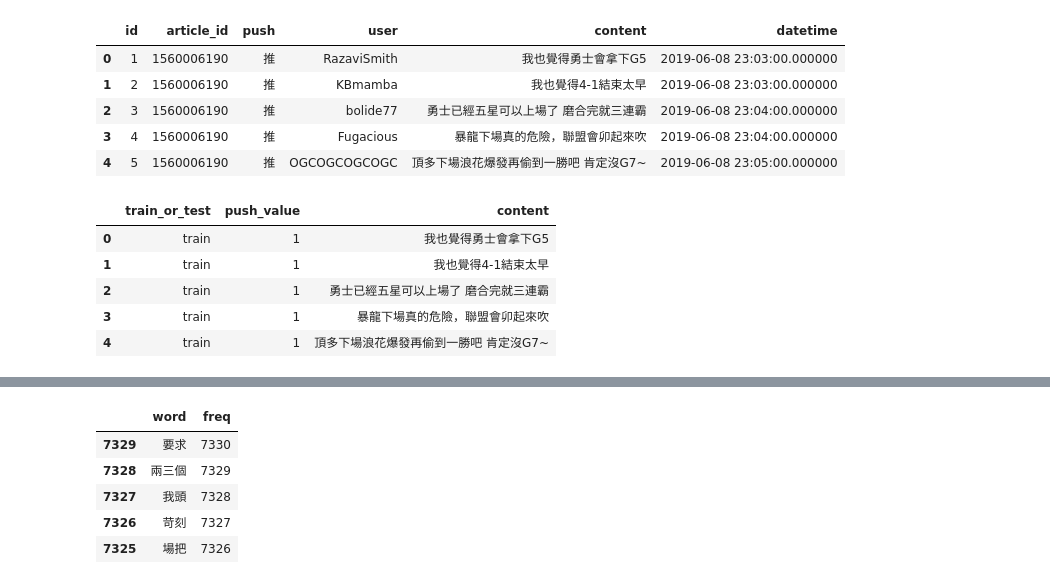
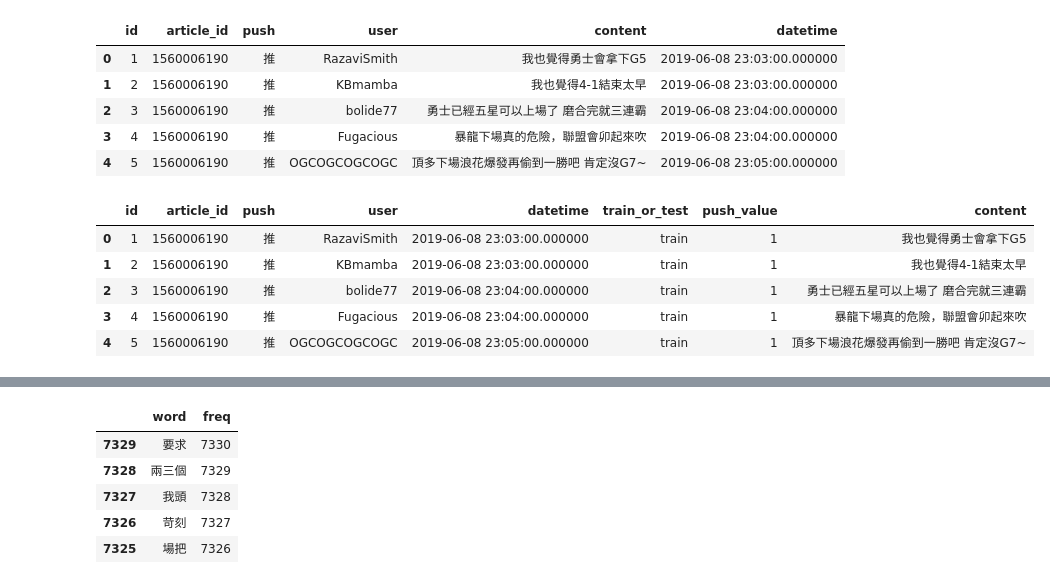
Before and after one commit to z76316/See26, a Jupyter notebook: sentiment-classification/preprocessing.ipynb, the cells around one changed output, grey strips where cells are left out. Saved outputs shown, nothing was run; the diff lists cells and outputs as text; code cells hidden in the pictures.

```diff
--- a/sentiment-classification/preprocessing.ipynb
+++ b/sentiment-classification/preprocessing.ipynb
@@ -29,12 +27,11 @@ Using TensorFlow backend.
 
 # pushs = pd.read_sql_query(myQuery, engine)
 
-def get_pushs():
+def get_table(db_name='ptt_nba.db',table_name='pushs'):
     myQuery = '''
-    SELECT * FROM pushs
-    '''
+    SELECT * FROM %s
+    '''%(table_name)
 
-    db_name = 'ptt_nba.db'
     path=os.path.join('..','crawler',db_name)
     url = 'sqlite:///%s'%(path)
 
@@ -43,7 +40,7 @@ def get_pushs():
     pushs = pd.read_sql_query(myQuery, engine)
     return pushs
 
-pushs=get_pushs()
+pushs=get_table(db_name='ptt_nba.db',table_name='pushs')
 pushs.head()
 # %% [output]
 |  | id | article_id | push | user | content | datetime |
@@ -55,36 +52,37 @@ pushs.head()
 # %%
 def train_or_test(x):
     if x in ['推','噓']:
         return 'train'
     else:
         return 'test'
 
 def get_push_value(x):
     if x == '推': return 1
     elif x == '噓': return 0
     else: return 'x'
 
 
 # pushs['train_or_test'] = pushs['push'].apply(lambda x: train_or_test(x))
 # pushs['push_value'] = pushs['push'].apply(lambda x: get_push_value(x))
 # pushs = pushs[['train_or_test','content','push_value']]
 # pushs
 
 def process_pushs(pushs):
     pushs['train_or_test'] = pushs['push'].apply(lambda x: train_or_test(x))
     pushs['push_value'] = pushs['push'].apply(lambda x: get_push_value(x))
-    pushs = pushs[['train_or_test','push_value','content']]
+    columns=['id', 'article_id', 'push', 'user', 'datetime', 'train_or_test', 'push_value', 'content']
+    pushs = pushs[columns]
     return pushs
 
 pushs_process=process_pushs(pushs)
 pushs_process.head()
 # %% [output]
-|  | train_or_test | push_value | content |
-| 0 | train | 1 | 我也覺得勇士會拿下G5 |
-| 1 | train | 1 | 我也覺得4-1結束太早 |
-| 2 | train | 1 | 勇士已經五星可以上場了 磨合完就三連霸 |
-| 3 | train | 1 | 暴龍下場真的危險，聯盟會卯起來吹 |
-| 4 | train | 1 | 頂多下場浪花爆發再偷到一勝吧 肯定沒G7~ |
+|  | id | article_id | push | user | datetime | train_or_test | push_value | content |
+| 0 | 1 | 1560006190 | 推 | RazaviSmith | 2019-06-08 23:03:00.000000 | train | 1 | 我也覺得勇士會拿下G5 |
+| 1 | 2 | 1560006190 | 推 | KBmamba | 2019-06-08 23:03:00.000000 | train | 1 | 我也覺得4-1結束太早 |
+| 2 | 3 | 1560006190 | 推 | bolide77 | 2019-06-08 23:04:00.000000 | train | 1 | 勇士已經五星可以上場了 磨合完就三連霸 |
+| 3 | 4 | 1560006190 | 推 | Fugacious | 2019-06-08 23:04:00.000000 | train | 1 | 暴龍下場真的危險，聯盟會卯起來吹 |
+| 4 | 5 | 1560006190 | 推 | OGCOGCOGCOGC | 2019-06-08 23:05:00.000000 | train | 1 | 頂多下場浪花爆發再偷到一勝吧 肯定沒G7~ |
 # %%
 # jieba_dit_path = os.path.join('.','dataset','dict.txt.big')
 # jieba.set_dictionary(jieba_dit_path)
```
Also changed, not shown: parts of 7 cells of this notebook.
